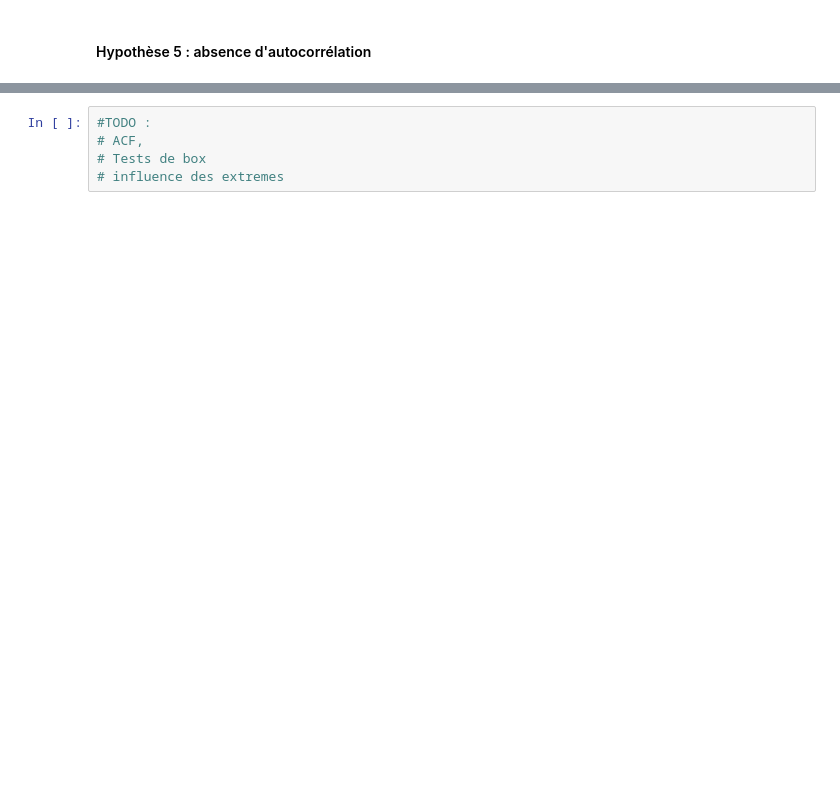
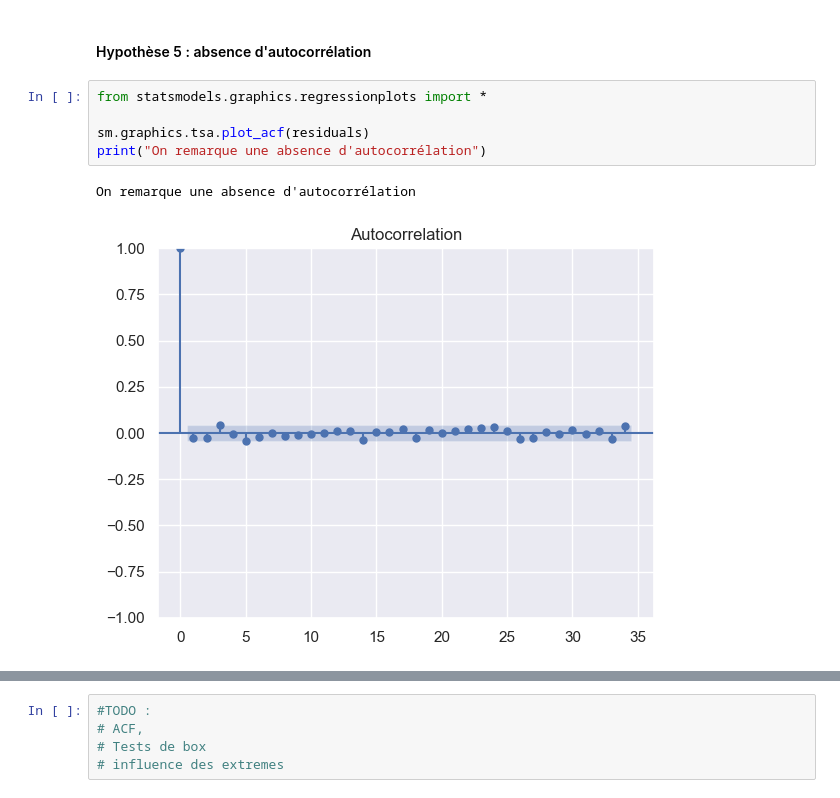
Before and after one commit to Ab2nour/customer-base-analysis, a Jupyter notebook: presentation.ipynb, the cells around one changed output, grey strips where cells are left out. Drawn from its saved outputs; the diff is of its cells as text; blank space fills up the shorter version.

```diff
--- a/presentation.ipynb
+++ b/presentation.ipynb
@@ -849,2 +859,10 @@ abline(0, -1)
 # %% [markdown]
 #### Hypothèse 5 : absence d'autocorrélation
+# %%
+from statsmodels.graphics.regressionplots import *
+
+sm.graphics.tsa.plot_acf(residuals)
+print("On remarque une absence d'autocorrélation")
+# %% [output]
+On remarque une absence d'autocorrélation
+[figure, added]
```
Also changed, not shown: parts of 55 cells of this notebook.
